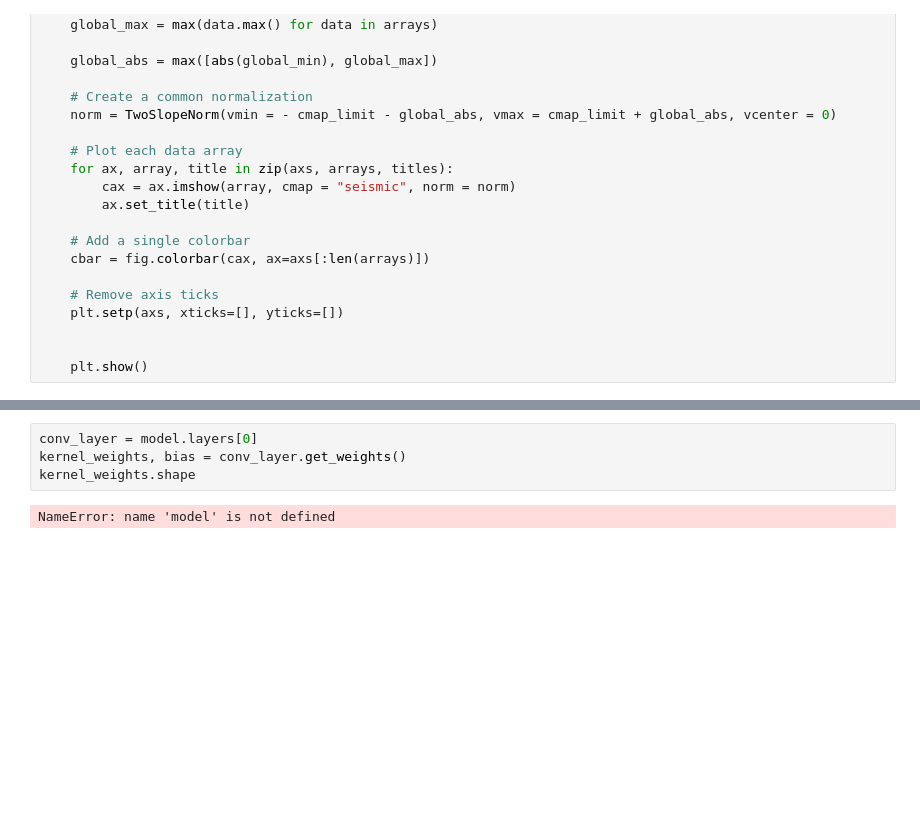
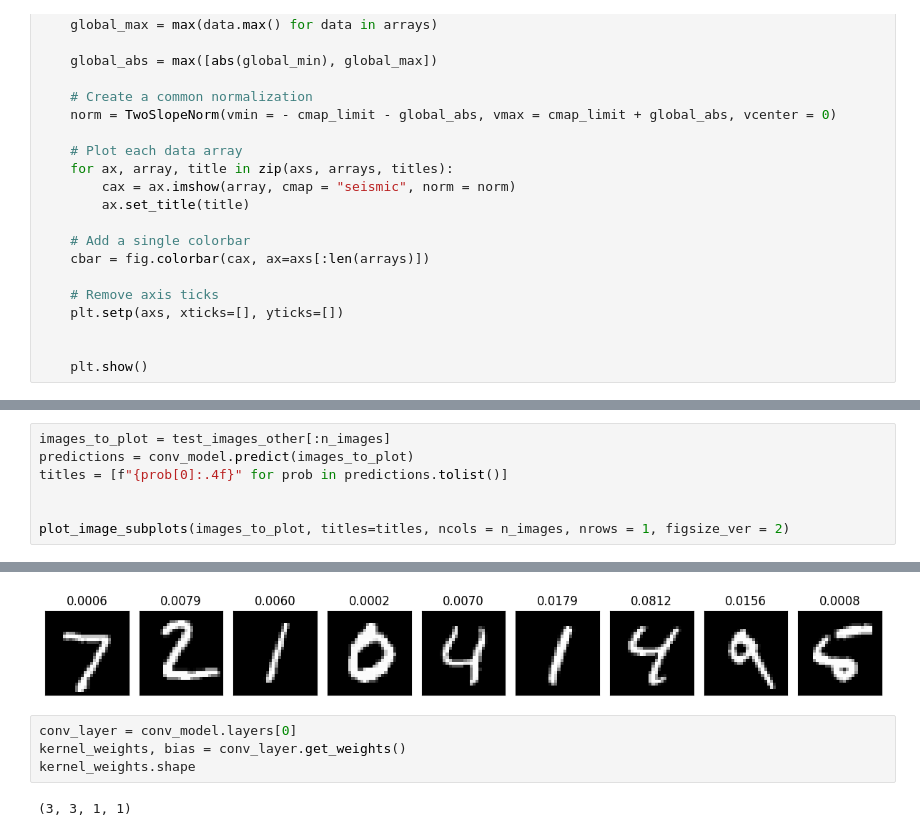
Before and after one commit to dtuleva/Images_and_Convolutions, a Jupyter notebook: Images_and_Convolutions_part_2_CNNs.ipynb, the cells around one changed output, grey strips where cells are left out. Cells and saved outputs as stored; diff of their text form; blank space fills up the shorter version.

```diff
--- a/Images_and_Convolutions_part_2_CNNs.ipynb
+++ b/Images_and_Convolutions_part_2_CNNs.ipynb
@@ -206,0 +254,8 @@ NameError: name 'plot_image_subplots' is not defined
+# %%
+images_to_plot = test_images_other[:n_images]
+predictions = conv_model.predict(images_to_plot)
+titles = [f"{prob[0]:.4f}" for prob in predictions.tolist()]
+
+
+plot_image_subplots(images_to_plot, titles=titles, ncols = n_images, nrows = 1, figsize_ver = 2)
+# %% [output]
@@ -207,7 +263,8 @@ NameError: name 'plot_image_subplots' is not defined
+[figure, added]
 # %%
-conv_layer = model.layers[0]
+conv_layer = conv_model.layers[0]
 kernel_weights, bias = conv_layer.get_weights()
 kernel_weights.shape
 # %% [output]
-NameError: name 'model' is not defined
+(3, 3, 1, 1)
 # %%
```
Also changed, not shown: parts of 37 cells of this notebook.
